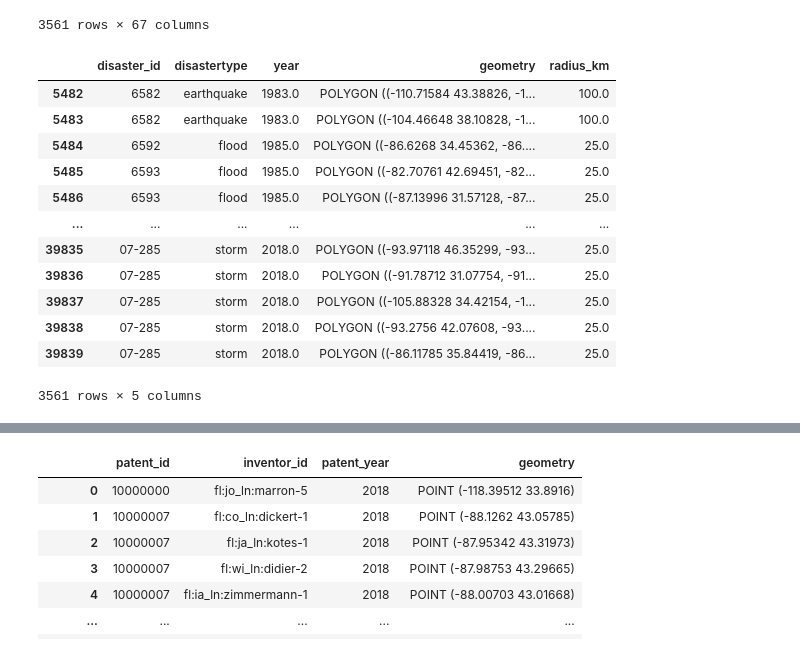
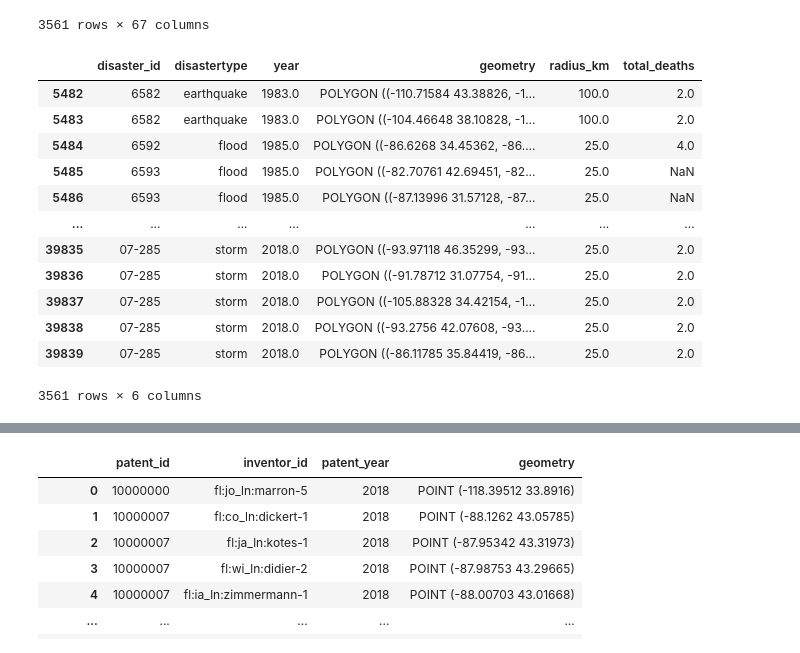
Before and after one commit to koacow/glob-s-RA, a Jupyter notebook: patents/grid_panel/us_disaster_exposure_grid.ipynb, the cells around one changed output, grey strips where cells are left out. Saved outputs shown, nothing was run; the diff lists cells and outputs as text; code cells hidden in the pictures.

```diff
--- a/patents/grid_panel/us_disaster_exposure_grid.ipynb
+++ b/patents/grid_panel/us_disaster_exposure_grid.ipynb
@@ -167,27 +169,28 @@ disaster_df
 | 39839 | 07-285 | United States | USA | 2.0 | 2018 | 45127 | Tennessee | 1 | Tennessee | NaN | ... |
 3561 rows × 67 columns
 # %%
-disaster_df = disaster_df[['id', 'disastertype_x', 'Start Year', 'geometry', 'radius_km']]
+disaster_df = disaster_df[['id', 'disastertype_x', 'Start Year', 'geometry', 'radius_km', 'Total Deaths']]
 disaster_df = disaster_df.rename(columns={
     'id': 'disaster_id',
     'disastertype_x': 'disastertype',
-    'Start Year': 'year'
+    'Start Year': 'year',
+    'Total Deaths': 'total_deaths'
 })
 disaster_df
 # %% [output]
-|  | disaster_id | disastertype | year | geometry | radius_km |
-| 5482 | 6582 | earthquake | 1983.0 | POLYGON ((-110.71584 43.38826, -1... | 100.0 |
-| 5483 | 6582 | earthquake | 1983.0 | POLYGON ((-104.46648 38.10828, -1... | 100.0 |
-| 5484 | 6592 | flood | 1985.0 | POLYGON ((-86.6268 34.45362, -86.... | 25.0 |
-| 5485 | 6593 | flood | 1985.0 | POLYGON ((-82.70761 42.69451, -82... | 25.0 |
-| 5486 | 6593 | flood | 1985.0 | POLYGON ((-87.13996 31.57128, -87... | 25.0 |
-| ... | ... | ... | ... | ... | ... |
-| 39835 | 07-285 | storm | 2018.0 | POLYGON ((-93.97118 46.35299, -93... | 25.0 |
-| 39836 | 07-285 | storm | 2018.0 | POLYGON ((-91.78712 31.07754, -91... | 25.0 |
-| 39837 | 07-285 | storm | 2018.0 | POLYGON ((-105.88328 34.42154, -1... | 25.0 |
-| 39838 | 07-285 | storm | 2018.0 | POLYGON ((-93.2756 42.07608, -93.... | 25.0 |
-| 39839 | 07-285 | storm | 2018.0 | POLYGON ((-86.11785 35.84419, -86... | 25.0 |
+|  | disaster_id | disastertype | year | geometry | radius_km | total_deaths |
+| 5482 | 6582 | earthquake | 1983.0 | POLYGON ((-110.71584 43.38826, -1... | 100.0 | 2.0 |
+| 5483 | 6582 | earthquake | 1983.0 | POLYGON ((-104.46648 38.10828, -1... | 100.0 | 2.0 |
+| 5484 | 6592 | flood | 1985.0 | POLYGON ((-86.6268 34.45362, -86.... | 25.0 | 4.0 |
+| 5485 | 6593 | flood | 1985.0 | POLYGON ((-82.70761 42.69451, -82... | 25.0 | NaN |
+| 5486 | 6593 | flood | 1985.0 | POLYGON ((-87.13996 31.57128, -87... | 25.0 | NaN |
+| ... | ... | ... | ... | ... | ... | ... |
+| 39835 | 07-285 | storm | 2018.0 | POLYGON ((-93.97118 46.35299, -93... | 25.0 | 2.0 |
+| 39836 | 07-285 | storm | 2018.0 | POLYGON ((-91.78712 31.07754, -91... | 25.0 | 2.0 |
+| 39837 | 07-285 | storm | 2018.0 | POLYGON ((-105.88328 34.42154, -1... | 25.0 | 2.0 |
+| 39838 | 07-285 | storm | 2018.0 | POLYGON ((-93.2756 42.07608, -93.... | 25.0 | 2.0 |
+| 39839 | 07-285 | storm | 2018.0 | POLYGON ((-86.11785 35.84419, -86... | 25.0 | 2.0 |
-3561 rows × 5 columns
+3561 rows × 6 columns
 # %%
 # 3.1 Spatial join CONUS grid with disaster data
 grid = gpd.read_file("./data/grid.geojson")
```
Also changed, not shown: parts of 4 cells of this notebook, 2 other files.
